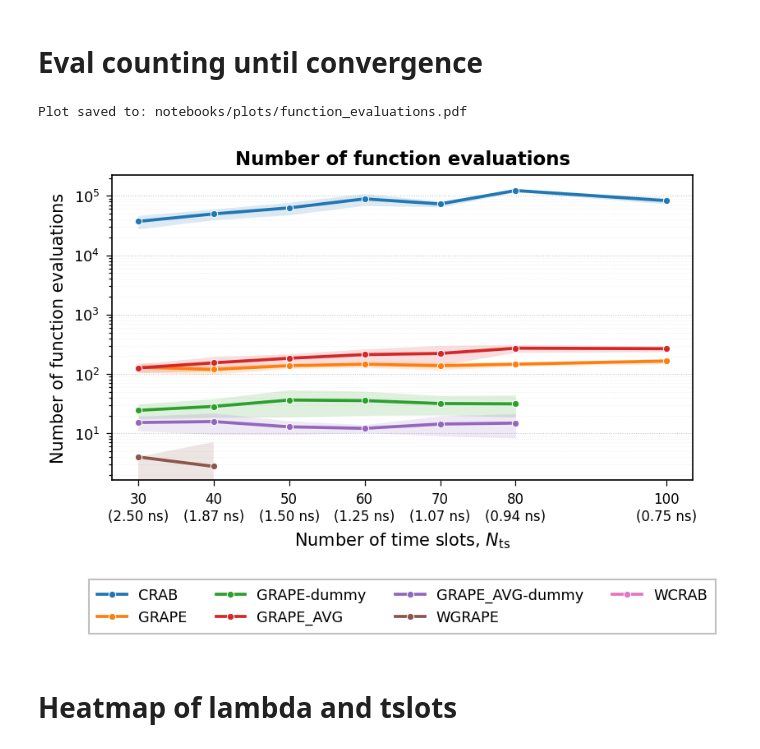
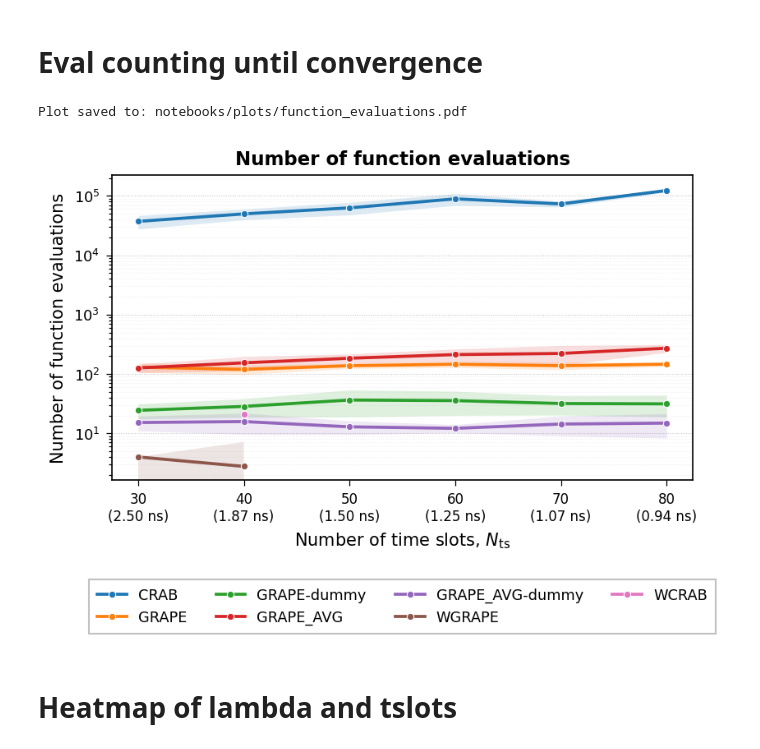
Before and after one commit to cicacica/VeriPulse, a Jupyter notebook: notebooks/data_processing.ipynb, the cells around one changed output. Saved outputs shown, nothing was run; the diff lists cells and outputs as text; code cells hidden in the pictures.

Commit message:
more plots

```diff
--- a/notebooks/data_processing.ipynb
+++ b/notebooks/data_processing.ipynb
@@ -428,20 +428,20 @@ def plot_summary_property(
     plt.show()
     plt.rcParams.update(plt.rcParamsDefault)
 # %%
-slots = [30, 40, 50, 60, 70, 80, 100]
+slots = [30, 40, 50, 60, 70, 80]
 summaries = dict()
 summaries['CRAB'] = summary_byslot('CRAB', slots, data_dir_dummyless)
 #summaries['CRAB-dummy'] = summary_byslot('CRAB', slots, data_dir_dummyyes)
 summaries['GRAPE'] = summary_byslot("GRAPE", slots, data_dir_dummyless)
 summaries['GRAPE-dummy'] = summary_byslot("GRAPE", slots, data_dir_dummy)
 summaries['GRAPE_AVG'] = summary_byslot('GRAPE_AVG', slots, data_dir_dummyless)
 summaries['GRAPE_AVG-dummy'] = summary_byslot('GRAPE_AVG', slots, data_dir_dummy)
 summaries['WGRAPE'] = summary_byslot('WGRAPE', slots, data_dir_dummyless)
 summaries['WCRAB'] =  summary_byslot('WCRAB', slots, data_dir_dummyless)
 plot_summary_property(summaries = summaries, quantity='eval', log_y=True, save_path='notebooks/plots/function_evaluations.pdf')
 # %% [output]
 Plot saved to: notebooks/plots/function_evaluations.pdf
-[figure, old version]
+[figure, new version]
 # %% [markdown]
 # Heatmap of lambda and tslots
 # %%
```
